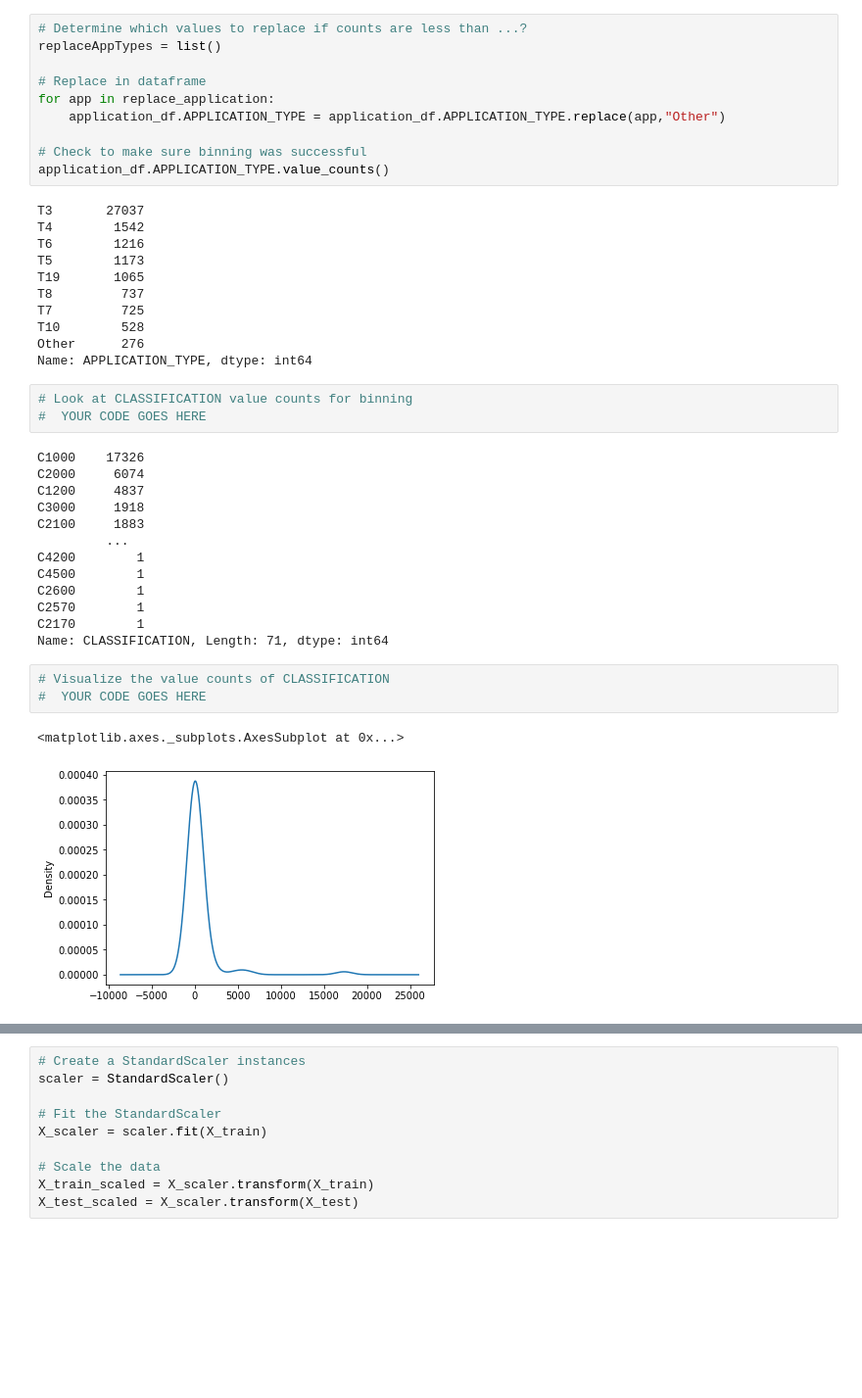
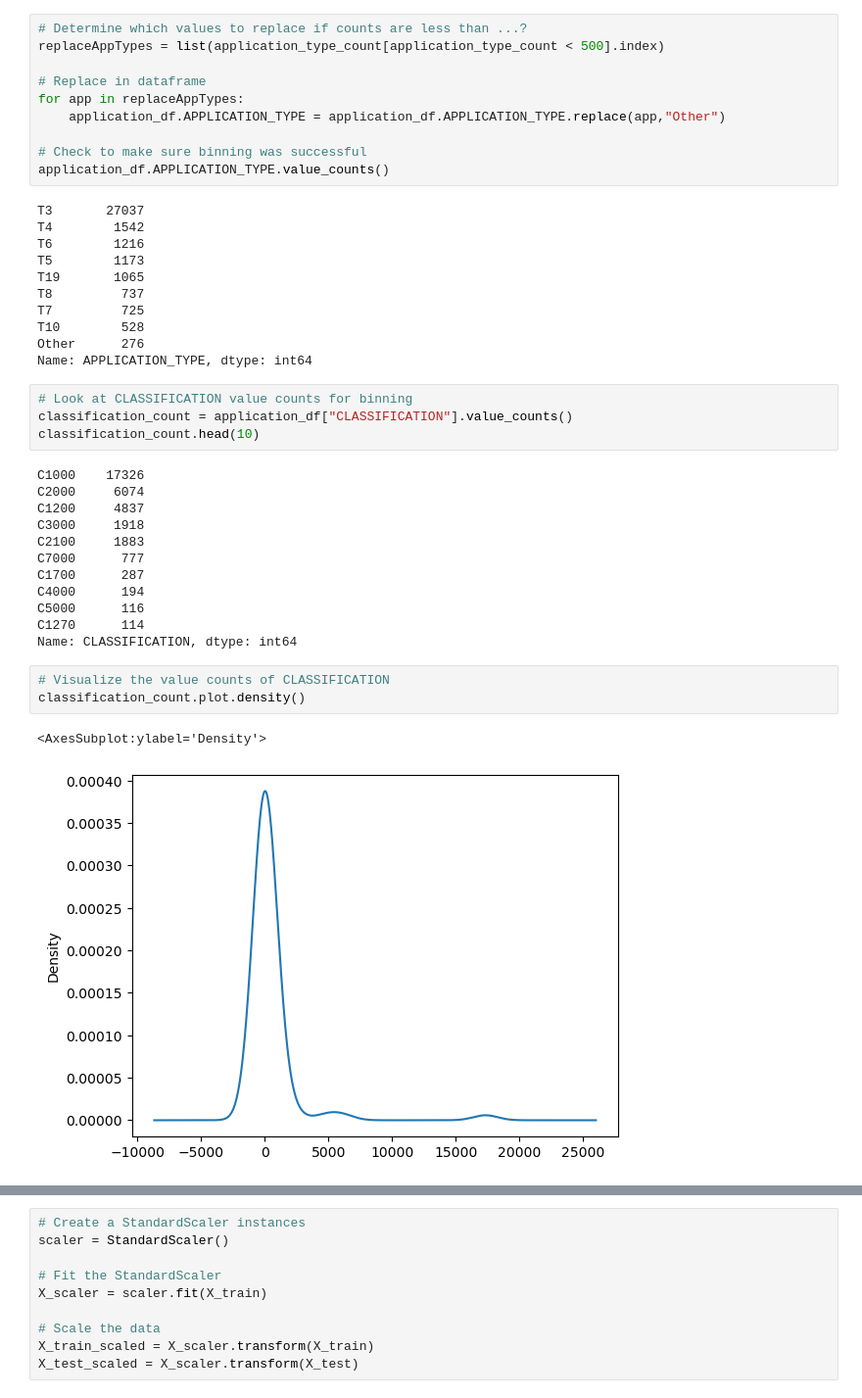
Before and after one commit to khp023/Neural_Network_Charity_Analysis, a Jupyter notebook: AlphabetSoupCharity.ipynb, the cells around one changed output, grey strips where cells are left out. Shown: that part at 98% size. Saved outputs shown, nothing was run; the diff lists cells and outputs as text; blank space fills up the shorter version.

```diff
--- a/AlphabetSoupCharity.ipynb
+++ b/AlphabetSoupCharity.ipynb
@@ -96,10 +96,10 @@ list(application_type_count[application_type_count < 10000].index)
  'T17']
 # %%
 # Determine which values to replace if counts are less than ...?
-replaceAppTypes = list()
+replaceAppTypes = list(application_type_count[application_type_count < 500].index)
 
 # Replace in dataframe
-for app in replace_application:
+for app in replaceAppTypes:
     application_df.APPLICATION_TYPE = application_df.APPLICATION_TYPE.replace(app,"Other")
 
 # Check to make sure binning was successful
@@ -117,25 +117,25 @@ Other      276
 Name: APPLICATION_TYPE, dtype: int64
 # %%
 # Look at CLASSIFICATION value counts for binning
-#  YOUR CODE GOES HERE
+classification_count = application_df["CLASSIFICATION"].value_counts()
+classification_count.head(10)
 # %% [output]
 C1000    17326
 C2000     6074
 C1200     4837
 C3000     1918
 C2100     1883
-         ...
-C4200        1
-C4500        1
-C2600        1
-C2570        1
-C2170        1
-Name: CLASSIFICATION, Length: 71, dtype: int64
+C7000      777
+C1700      287
+C4000      194
+C5000      116
+C1270      114
+Name: CLASSIFICATION, dtype: int64
 # %%
 # Visualize the value counts of CLASSIFICATION
-#  YOUR CODE GOES HERE
+classification_count.plot.density()
 # %% [output]
-<matplotlib.axes._subplots.AxesSubplot at 0x...>
+<AxesSubplot:ylabel='Density'>
-[figure, old version]
+[figure, new version]
 # %%
 # Determine which values to replace if counts are less than ..?
```
Also changed, not shown: parts of 6 cells of this notebook.
